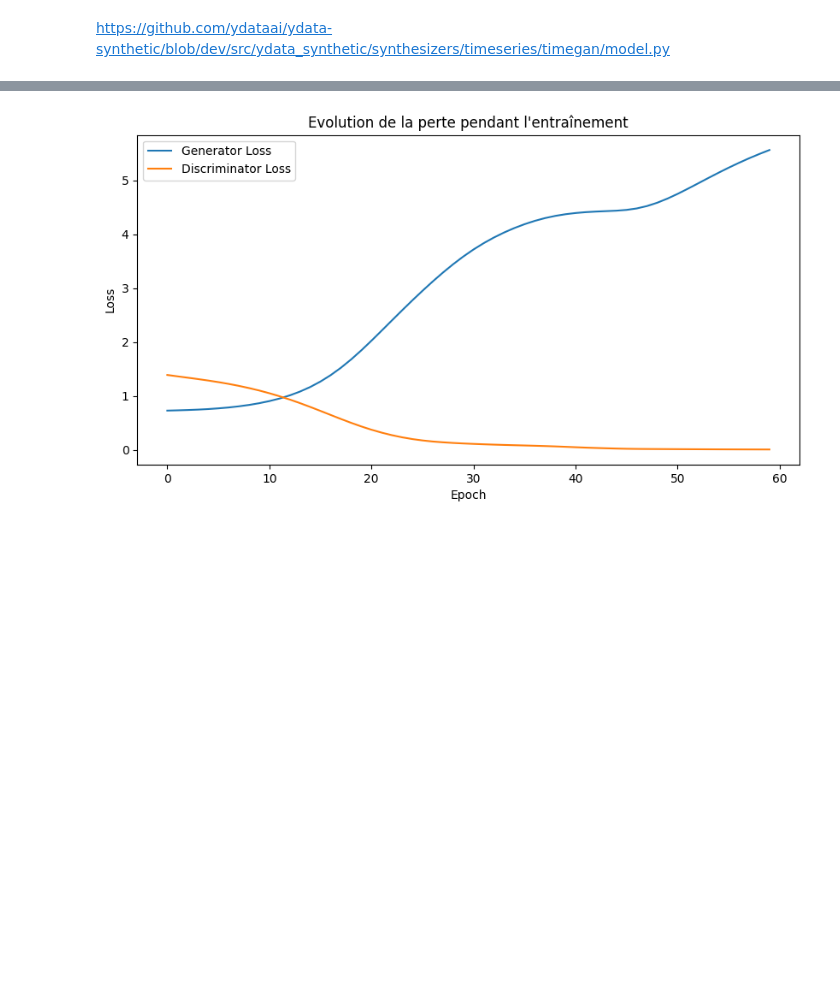
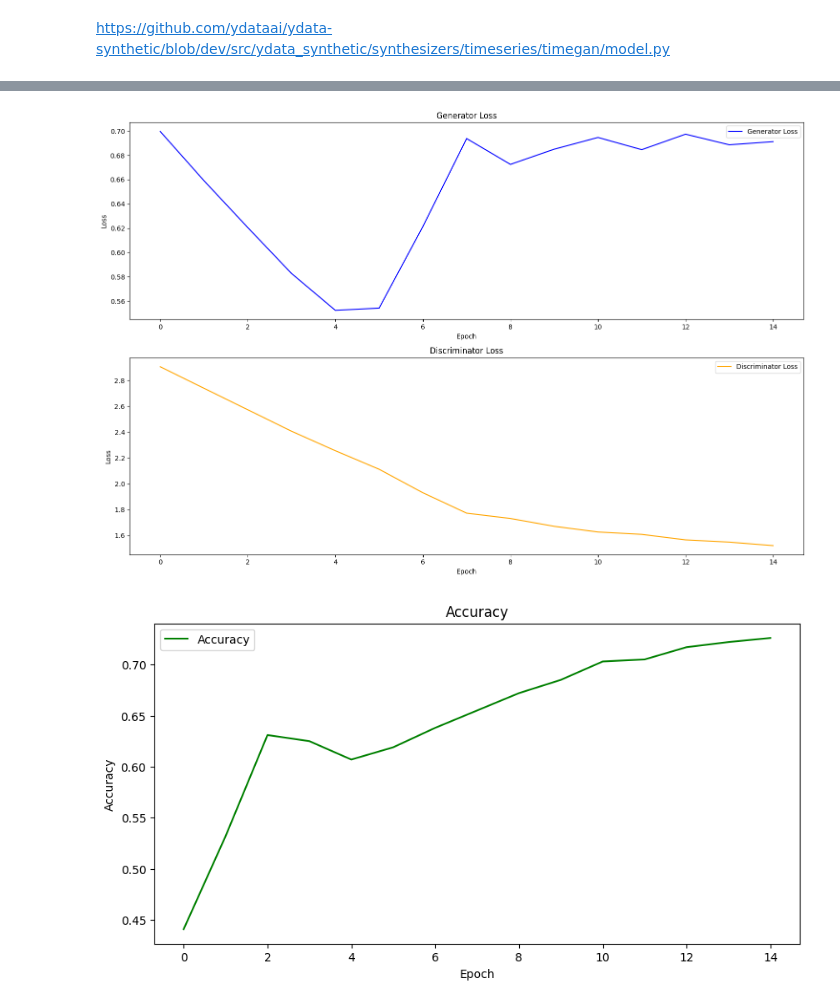
Before and after one commit to constantbourdrez/adl24-sleep-stage, a Jupyter notebook: GAN.ipynb, the cells around one changed output, grey strips where cells are left out. Cells and saved outputs as stored; diff of their text form; code cells hidden in the pictures; blank space fills up the shorter version.

```diff
--- a/GAN.ipynb
+++ b/GAN.ipynb
@@ -174,16 +235,16 @@ def train_GAN(discriminator, generator, batch, trainloader, hidden_dim, dis_loss
 # %%
-learning_rate=0.0001
-hidden_dim = 128
-num_epochs = 10
+learning_rate=0.005
+hidden_dim = 64
+num_epochs = 15
 input_dim=600
-n_layers=5
+n_layers=3
 
 # Instanciation des modèles
 generator = Generator(hidden_dim, input_dim, n_layers)
-discriminator = Discriminator(hidden_dim,n_layers)
+discriminator = Discriminator(hidden_dim,n_layers,5)
 
 bceloss=nn.BCELoss()
 logloss=nn.NLLLoss()
 
-g_losses, d_losses=train_GAN(discriminator, generator, batch, train_loader, hidden_dim, bceloss, bceloss, lr = 0.0002, nepoch = 10)
+g_losses, d_losses, accuracies=train_GAN(discriminator, generator, batch, train_loader, valid_loader, hidden_dim, bceloss, bceloss, lr = 0.0002, nepoch = num_epochs)
 # %% [output]
@@ -203,13 +264,36 @@ Epoch 12/10 -> Generator Loss: 0.9516, Discriminator Loss: 0.9936
-# %%
-
-    # Plot loss curves
-plt.figure(figsize=(10, 5))
-plt.plot(g_losses, label='Generator Loss')
-plt.plot(d_losses, label='Discriminator Loss')
-plt.xlabel('Epoch')
-plt.ylabel('Loss')
-plt.title('Evolution de la perte pendant l\'entraînement')
-plt.legend()
-plt.show()
-# %% [output]
-[figure, removed]
+# %%
+import matplotlib.pyplot as plt
+
+# Plot loss curves
+plt.figure(figsize=(15, 10))
+
+# Generator Loss subplot
+plt.subplot(2, 1, 1)
+plt.plot(g_losses, label='Generator Loss', color='blue')
+plt.xlabel('Epoch')
+plt.ylabel('Loss')
+plt.title('Generator Loss')
+plt.legend()
+
+# Discriminator Loss subplot
+plt.subplot(2, 1, 2)
+plt.plot(d_losses, label='Discriminator Loss', color='orange')
+plt.xlabel('Epoch')
+plt.ylabel('Loss')
+plt.title('Discriminator Loss')
+plt.legend()
+
+plt.tight_layout()  # Adjust subplot parameters to give specified padding
+plt.show()
+
+# Accuracy subplot
+plt.figure(figsize=(10, 5))
+plt.plot(accuracies, label='Accuracy', color='green')
+plt.xlabel('Epoch')
+plt.ylabel('Accuracy')
+plt.title('Accuracy')
+plt.legend()
+plt.show()
+# %% [output]
+[figure, added]
+[figure, added]
```
Also changed, not shown: parts of 7 cells of this notebook, 2 other files.
